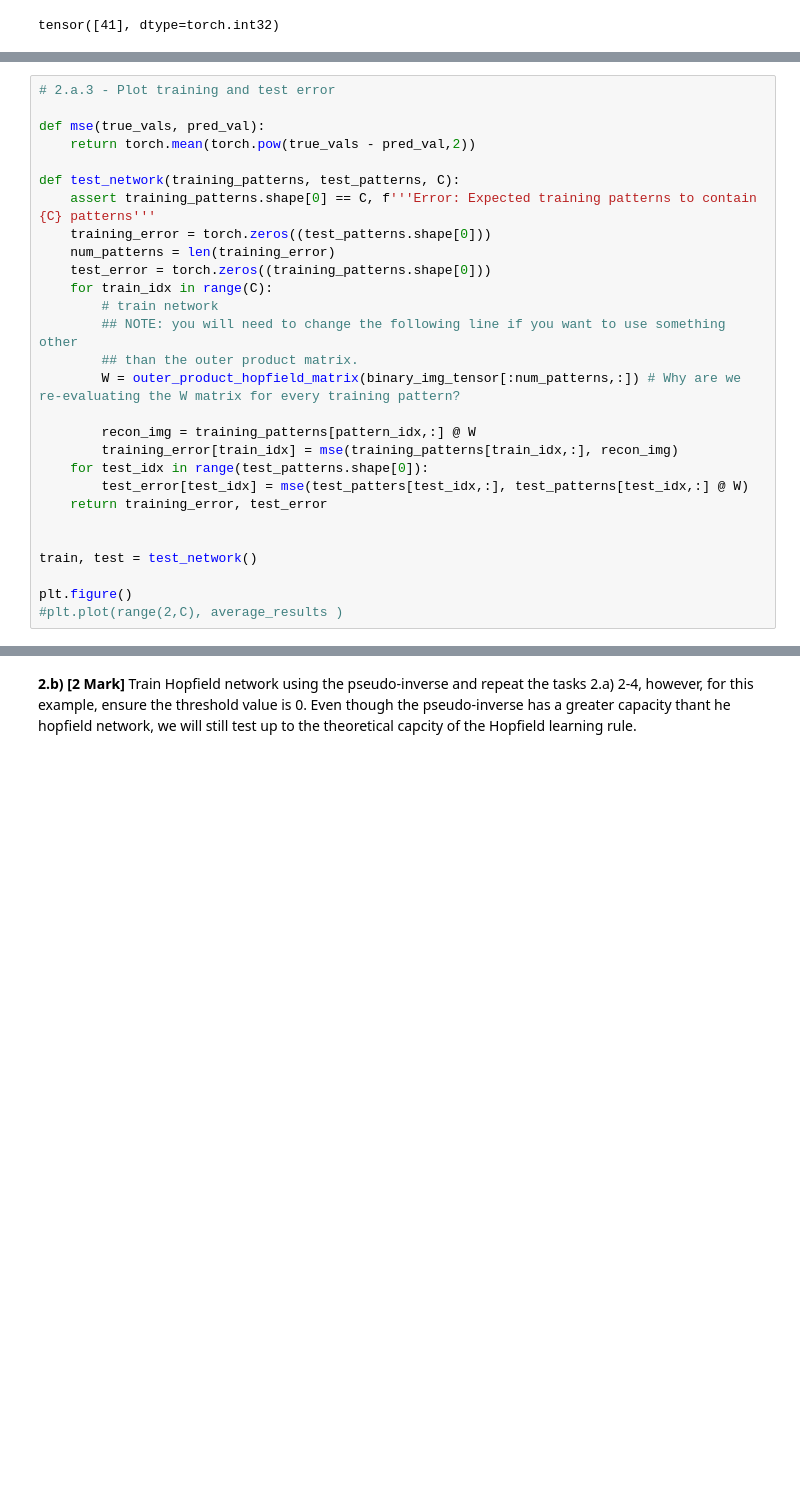
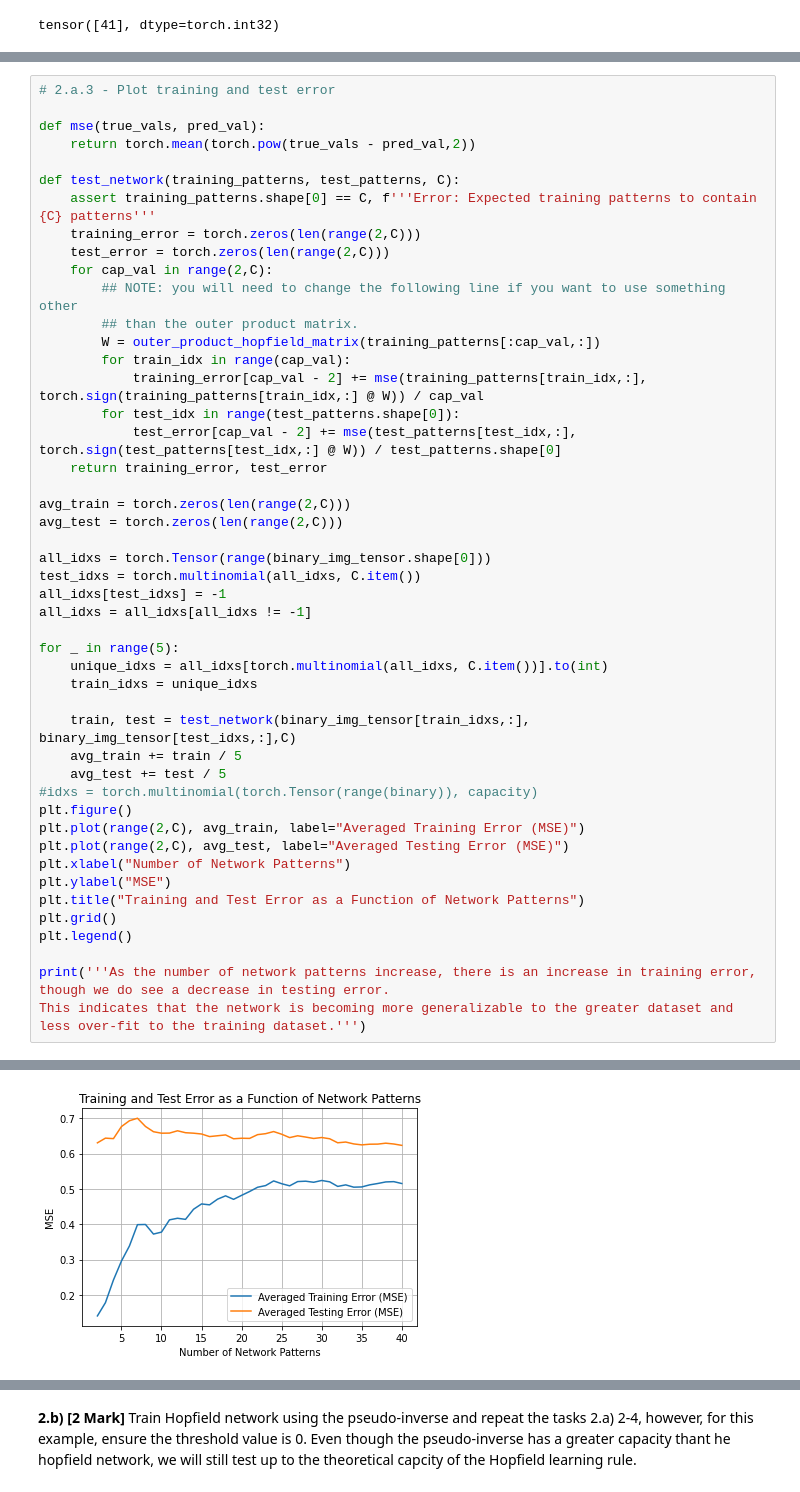
Before and after one commit to borealis31/SYDE552, a Jupyter notebook: Assignment 3/syde552-assignment3.ipynb, the cells around one changed output, grey strips where cells are left out. Cells and saved outputs as stored; diff of their text form; blank space fills up the shorter version.

```diff
--- a/Assignment 3/syde552-assignment3.ipynb
+++ b/Assignment 3/syde552-assignment3.ipynb
@@ -203,24 +212,43 @@ def mse(true_vals, pred_val):
 
 def test_network(training_patterns, test_patterns, C):
     assert training_patterns.shape[0] == C, f'''Error: Expected training patterns to contain {C} patterns'''
-    training_error = torch.zeros((test_patterns.shape[0]))
-    num_patterns = len(training_error)
-    test_error = torch.zeros((training_patterns.shape[0]))
-    for train_idx in range(C):
-        # train network
+    training_error = torch.zeros(len(range(2,C)))
+    test_error = torch.zeros(len(range(2,C)))
+    for cap_val in range(2,C):
         ## NOTE: you will need to change the following line if you want to use something other
         ## than the outer product matrix.
-        W = outer_product_hopfield_matrix(binary_img_tensor[:num_patterns,:]) # Why are we re-evaluating the W matrix for every training pattern?
-
-        recon_img = training_patterns[pattern_idx,:] @ W
-        training_error[train_idx] = mse(training_patterns[train_idx,:], recon_img)
-    for test_idx in range(test_patterns.shape[0]):
-        test_error[test_idx] = mse(test_patters[test_idx,:], test_patterns[test_idx,:] @ W)
+        W = outer_product_hopfield_matrix(training_patterns[:cap_val,:])
+        for train_idx in range(cap_val):
+            training_error[cap_val - 2] += mse(training_patterns[train_idx,:], torch.sign(training_patterns[train_idx,:] @ W)) / cap_val
+        for test_idx in range(test_patterns.shape[0]):
+            test_error[cap_val - 2] += mse(test_patterns[test_idx,:], torch.sign(test_patterns[test_idx,:] @ W)) / test_patterns.shape[0]
     return training_error, test_error
 
+avg_train = torch.zeros(len(range(2,C)))
+avg_test = torch.zeros(len(range(2,C)))
 
-train, test = test_network()
+all_idxs = torch.Tensor(range(binary_img_tensor.shape[0]))
+test_idxs = torch.multinomial(all_idxs, C.item())
+all_idxs[test_idxs] = -1
+all_idxs = all_idxs[all_idxs != -1]
 
+for _ in range(5):
+    unique_idxs = all_idxs[torch.multinomial(all_idxs, C.item())].to(int)
+    train_idxs = unique_idxs
+
+    train, test = test_network(binary_img_tensor[train_idxs,:], binary_img_tensor[test_idxs,:],C)
+    avg_train += train / 5
+    avg_test += test / 5
+#idxs = torch.multinomial(torch.Tensor(range(binary)), capacity)
 plt.figure()
-#plt.plot(range(2,C), average_results )
+plt.plot(range(2,C), avg_train, label="Averaged Training Error (MSE)")
+plt.plot(range(2,C), avg_test, label="Averaged Testing Error (MSE)")
+plt.xlabel("Number of Network Patterns")
+plt.ylabel("MSE")
+plt.title("Training and Test Error as a Function of Network Patterns")
+plt.grid()
+plt.legend()
+
+print('''As the number of network patterns increase, there is an increase in training error, though we do see a decrease in testing error.
+This indicates that the network is becoming more generalizable to the greater dataset and less over-fit to the training dataset.''')
 # %% [output]
@@ -229,3 +257,4 @@ plt.figure()
+[figure, added]
 # %%
 # 2.a.4 - Test salt-and-pepper noise.
 
```
Also changed, not shown: parts of 28 cells of this notebook, 7 other files.
